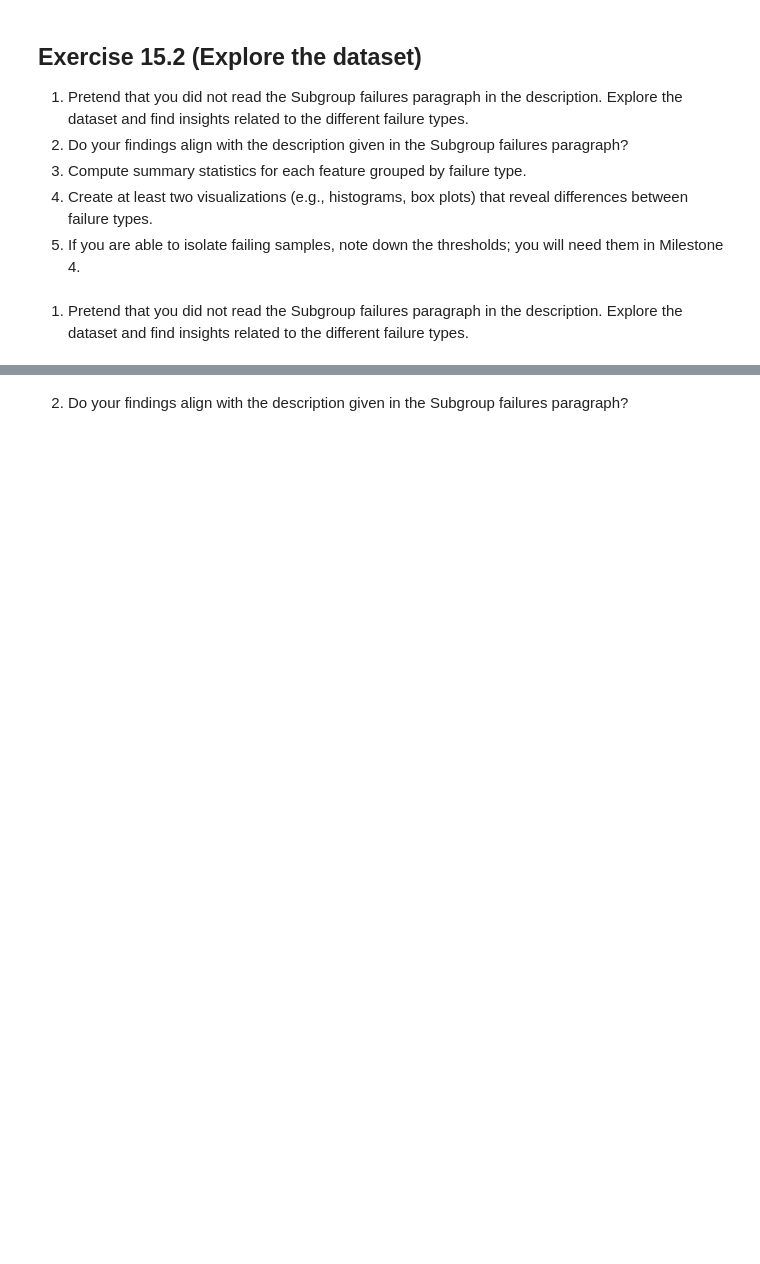
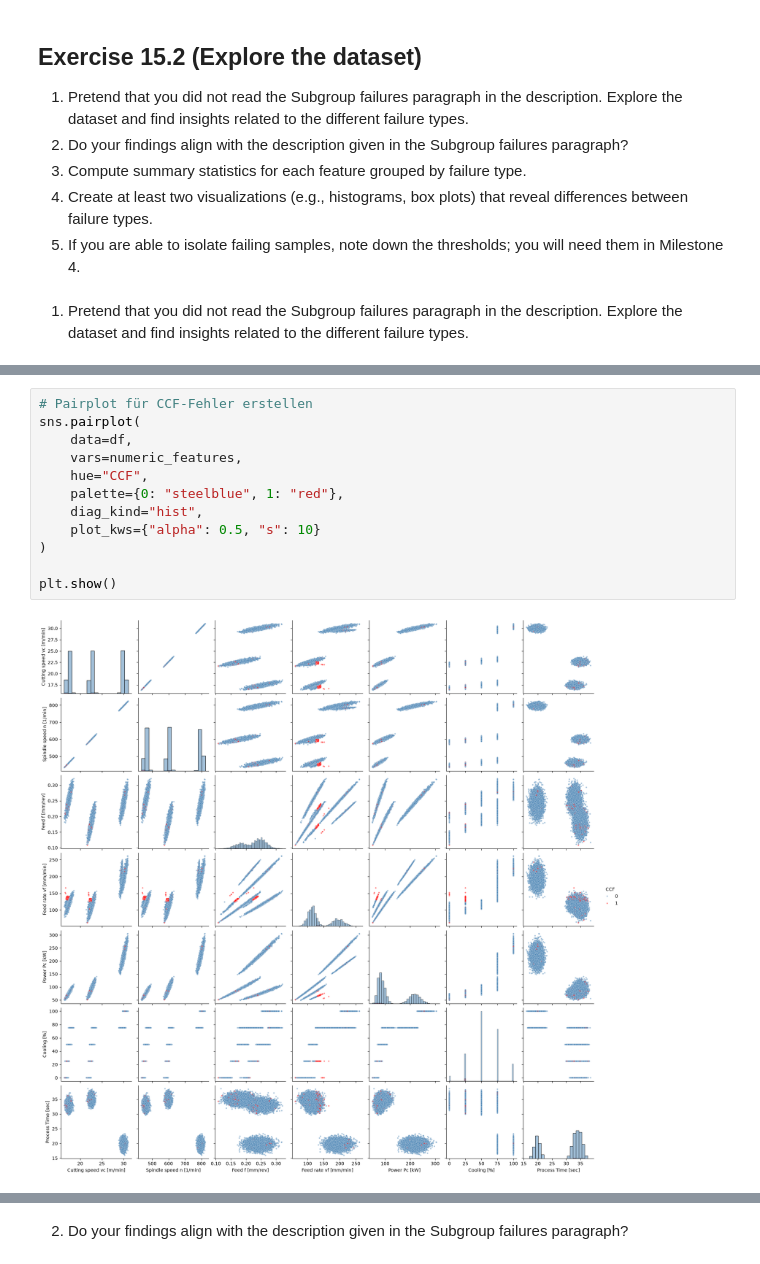
Before and after one commit to Dabro65/Industrial_Datascience, a Jupyter notebook: Tasks/15 Self study - Session 2/Exercise_15.2.ipynb, the cells around one changed output, grey strips where cells are left out. Drawn from its saved outputs; the diff is of its cells as text; blank space fills up the shorter version.

```diff
--- a/Tasks/15 Self study - Session 2/Exercise_15.2.ipynb
+++ b/Tasks/15 Self study - Session 2/Exercise_15.2.ipynb
@@ -10,0 +50,14 @@
+# %%
+# Pairplot für CCF-Fehler erstellen
+sns.pairplot(
+    data=df,
+    vars=numeric_features,
+    hue="CCF",
+    palette={0: "steelblue", 1: "red"},
+    diag_kind="hist",
+    plot_kws={"alpha": 0.5, "s": 10}
+)
+
+plt.show()
+# %% [output]
+[figure, added]
```
Also changed, not shown: parts of 13 cells of this notebook, 1 other file.
